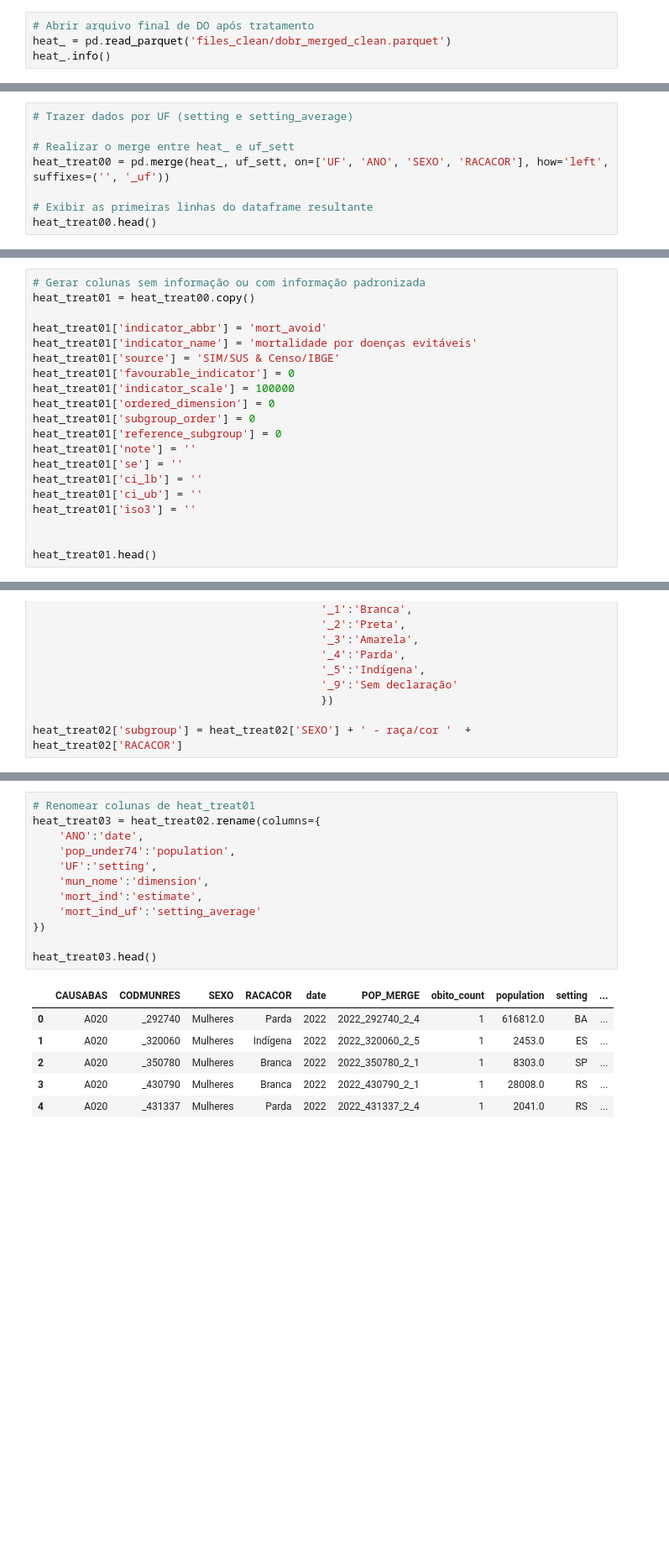
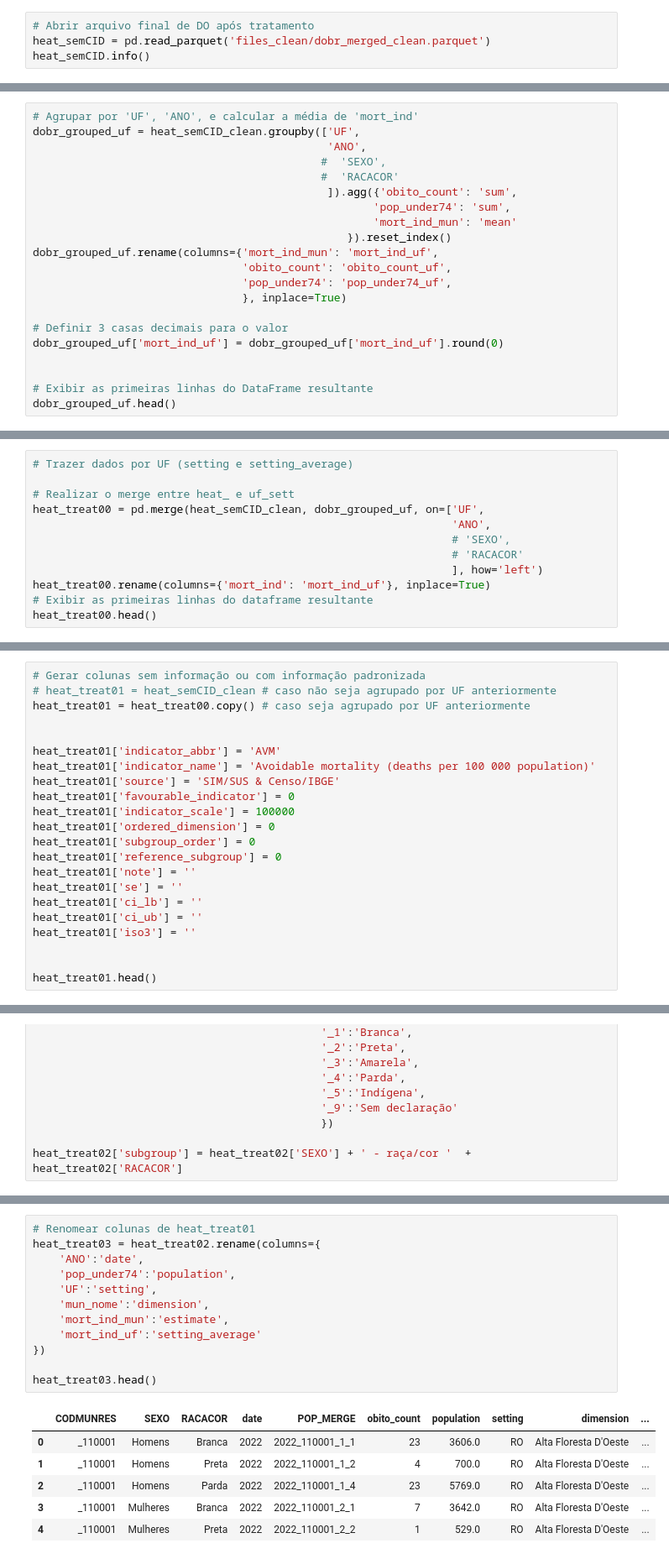
Before and after one commit to mesquita-data/heat_br_bloco1, a Jupyter notebook: Desigualdade_Mortalidade_Brasil_HEAT.ipynb, the cells around one changed output, grey strips where cells are left out. Shown at 84% size. Cells and saved outputs as stored; diff of their text form; blank space fills up the shorter version.

```diff
--- a/Desigualdade_Mortalidade_Brasil_HEAT.ipynb
+++ b/Desigualdade_Mortalidade_Brasil_HEAT.ipynb
@@ -1479,7 +1504,7 @@ for row in sheet.iter_rows(values_only=True):
 ('setting', 'date', 'source', 'indicator_abbr', 'indicator_name', 'dimension', 'subgroup', 'estimate', 'se', 'ci_lb', 'ci_ub', 'population', 'note', 'setting_average', 'iso3', 'favourable_indicator',  ...
 # %%
 # Abrir arquivo final de DO após tratamento
-heat_ = pd.read_parquet('files_clean/dobr_merged_clean.parquet')
-heat_.info()
+heat_semCID = pd.read_parquet('files_clean/dobr_merged_clean.parquet')
+heat_semCID.info()
 # %% [output]
 <class 'pandas.core.frame.DataFrame'>
@@ -1529,0 +1623,21 @@ memory usage: 10.6+ KB
+# %%
+# Agrupar por 'UF', 'ANO', e calcular a média de 'mort_ind'
+dobr_grouped_uf = heat_semCID_clean.groupby(['UF',
+                                             'ANO',
+                                            #  'SEXO',
+                                            #  'RACACOR'
+                                             ]).agg({'obito_count': 'sum',
+                                                    'pop_under74': 'sum',
+                                                    'mort_ind_mun': 'mean'
+                                                }).reset_index()
+dobr_grouped_uf.rename(columns={'mort_ind_mun': 'mort_ind_uf',
+                                'obito_count': 'obito_count_uf',
+                                'pop_under74': 'pop_under74_uf',
+                                }, inplace=True)
+
+# Definir 3 casas decimais para o valor
+dobr_grouped_uf['mort_ind_uf'] = dobr_grouped_uf['mort_ind_uf'].round(0)
+
+
+# Exibir as primeiras linhas do DataFrame resultante
+dobr_grouped_uf.head()
@@ -1531,8 +1667,12 @@ memory usage: 10.6+ KB
 # Trazer dados por UF (setting e setting_average)
 
 # Realizar o merge entre heat_ e uf_sett
-heat_treat00 = pd.merge(heat_, uf_sett, on=['UF', 'ANO', 'SEXO', 'RACACOR'], how='left', suffixes=('', '_uf'))
-
+heat_treat00 = pd.merge(heat_semCID_clean, dobr_grouped_uf, on=['UF',
+                                                                'ANO',
+                                                                # 'SEXO',
+                                                                # 'RACACOR'
+                                                                ], how='left')
+heat_treat00.rename(columns={'mort_ind': 'mort_ind_uf'}, inplace=True)
 # Exibir as primeiras linhas do dataframe resultante
 heat_treat00.head()
 # %% [output]
@@ -1576,9 +1712,11 @@ heat_template
 # %%
 # Gerar colunas sem informação ou com informação padronizada
-heat_treat01 = heat_treat00.copy()
+# heat_treat01 = heat_semCID_clean # caso não seja agrupado por UF anteriormente
+heat_treat01 = heat_treat00.copy() # caso seja agrupado por UF anteriormente
 
-heat_treat01['indicator_abbr'] = 'mort_avoid'
-heat_treat01['indicator_name'] = 'mortalidade por doenças evitáveis'
+
+heat_treat01['indicator_abbr'] = 'AVM'
+heat_treat01['indicator_name'] = 'Avoidable mortality (deaths per 100 000 population)'
 heat_treat01['source'] = 'SIM/SUS & Censo/IBGE'
 heat_treat01['favourable_indicator'] = 0
 heat_treat01['indicator_scale'] = 100000
@@ -1631,20 +1779,20 @@ array(['Mulheres - raça/cor Parda', 'Mulheres - raça/cor Indígena',
 # %%
 # Renomear colunas de heat_treat01
 heat_treat03 = heat_treat02.rename(columns={
     'ANO':'date',
     'pop_under74':'population',
     'UF':'setting',
     'mun_nome':'dimension',
-    'mort_ind':'estimate',
+    'mort_ind_mun':'estimate',
     'mort_ind_uf':'setting_average'
 })
 
 heat_treat03.head()
 # %% [output]
-|  | CAUSABAS | CODMUNRES | SEXO | RACACOR | date | POP_MERGE | obito_count | population | setting | ... |
-| 0 | A020 | _292740 | Mulheres | Parda | 2022 | 2022_292740_2_4 | 1 | 616812.0 | BA | ... |
-| 1 | A020 | _320060 | Mulheres | Indígena | 2022 | 2022_320060_2_5 | 1 | 2453.0 | ES | ... |
-| 2 | A020 | _350780 | Mulheres | Branca | 2022 | 2022_350780_2_1 | 1 | 8303.0 | SP | ... |
-| 3 | A020 | _430790 | Mulheres | Branca | 2022 | 2022_430790_2_1 | 1 | 28008.0 | RS | ... |
-| 4 | A020 | _431337 | Mulheres | Parda | 2022 | 2022_431337_2_4 | 1 | 2041.0 | RS | ... |
+|  | CODMUNRES | SEXO | RACACOR | date | POP_MERGE | obito_count | population | setting | dimension | ... |
+| 0 | _110001 | Homens | Branca | 2022 | 2022_110001_1_1 | 23 | 3606.0 | RO | Alta Floresta D'Oeste | ... |
+| 1 | _110001 | Homens | Preta | 2022 | 2022_110001_1_2 | 4 | 700.0 | RO | Alta Floresta D'Oeste | ... |
+| 2 | _110001 | Homens | Parda | 2022 | 2022_110001_1_4 | 23 | 5769.0 | RO | Alta Floresta D'Oeste | ... |
+| 3 | _110001 | Mulheres | Branca | 2022 | 2022_110001_2_1 | 7 | 3642.0 | RO | Alta Floresta D'Oeste | ... |
+| 4 | _110001 | Mulheres | Preta | 2022 | 2022_110001_2_2 | 1 | 529.0 | RO | Alta Floresta D'Oeste | ... |
 5 rows × 27 columns
```
Also changed, not shown: parts of 81 cells of this notebook, 27 other files.
